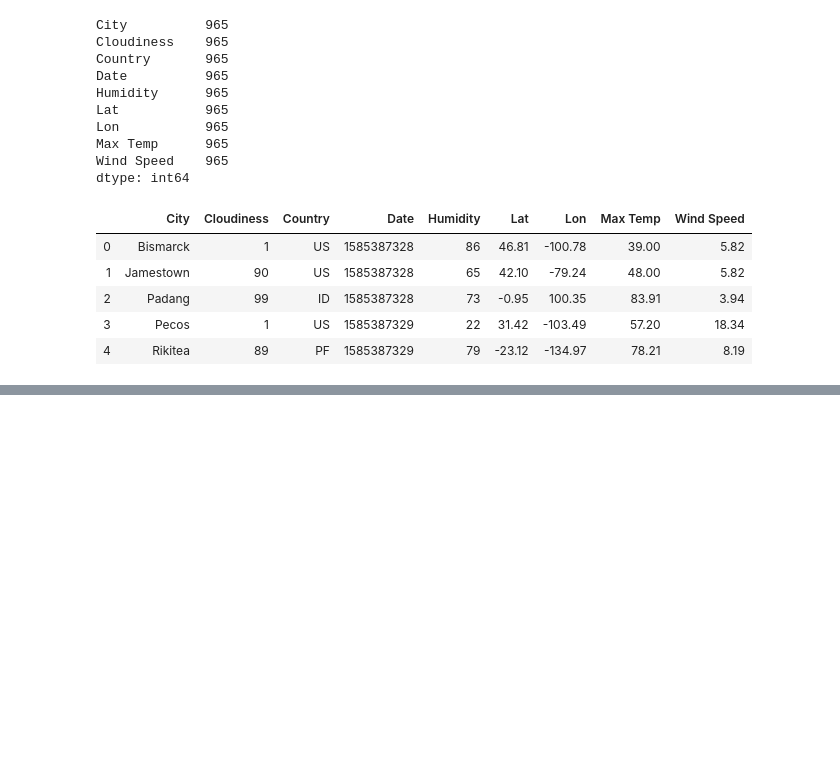
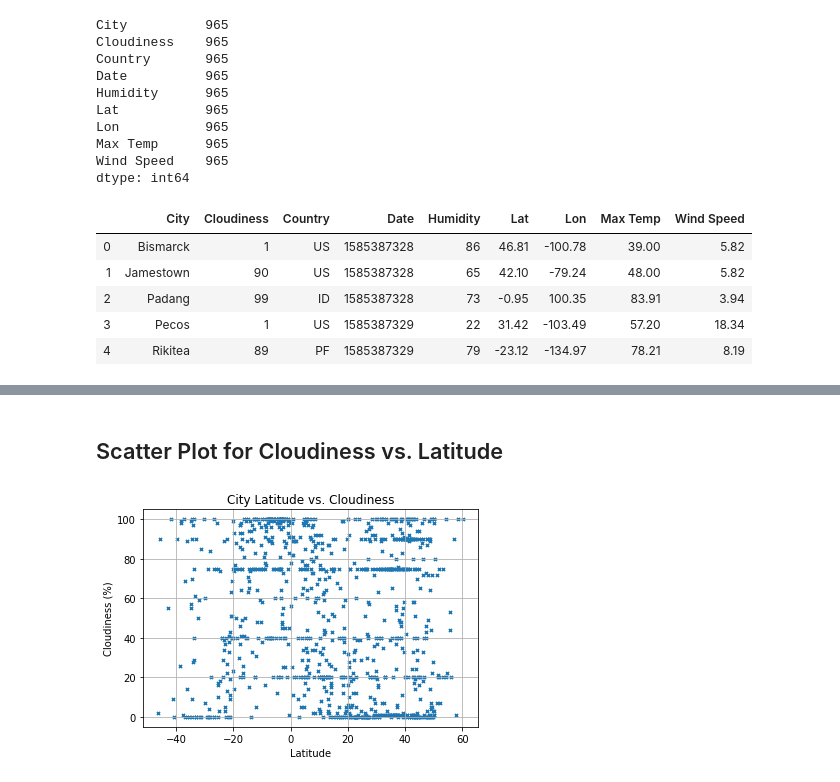
Before and after one commit to Uche-UJO/Python-API-Challenge, a Jupyter notebook: WeatherPy/WeatherPy.ipynb, the cells around one changed output, grey strips where cells are left out. Saved outputs shown, nothing was run; the diff lists cells and outputs as text; code cells hidden in the pictures; blank space fills up the shorter version.

```diff
--- a/WeatherPy/WeatherPy.ipynb
+++ b/WeatherPy/WeatherPy.ipynb
@@ -203,0 +219,21 @@ plt.show()
+# %% [markdown]
+## Scatter Plot for Cloudiness vs. Latitude
+# %%
+# Creating a scatter plot to show a Cloudiness vs. Latitude relationship
+
+plt.scatter(weather_data["Lat"], weather_data["Cloudiness"], marker="x", s=10)
+
+# Defining Labels
+
+plt.title("City Latitude vs. Cloudiness")
+plt.ylabel("Cloudiness (%)")
+plt.xlabel("Latitude")
+plt.grid(True)
+
+# Save the figure
+plt.savefig("Cloudiness_vs_Latitude.png")
+
+# Show plot
+plt.show()
+# %% [output]
+[figure, added]
```
Also changed, not shown: parts of 9 cells of this notebook, 5 other files.
